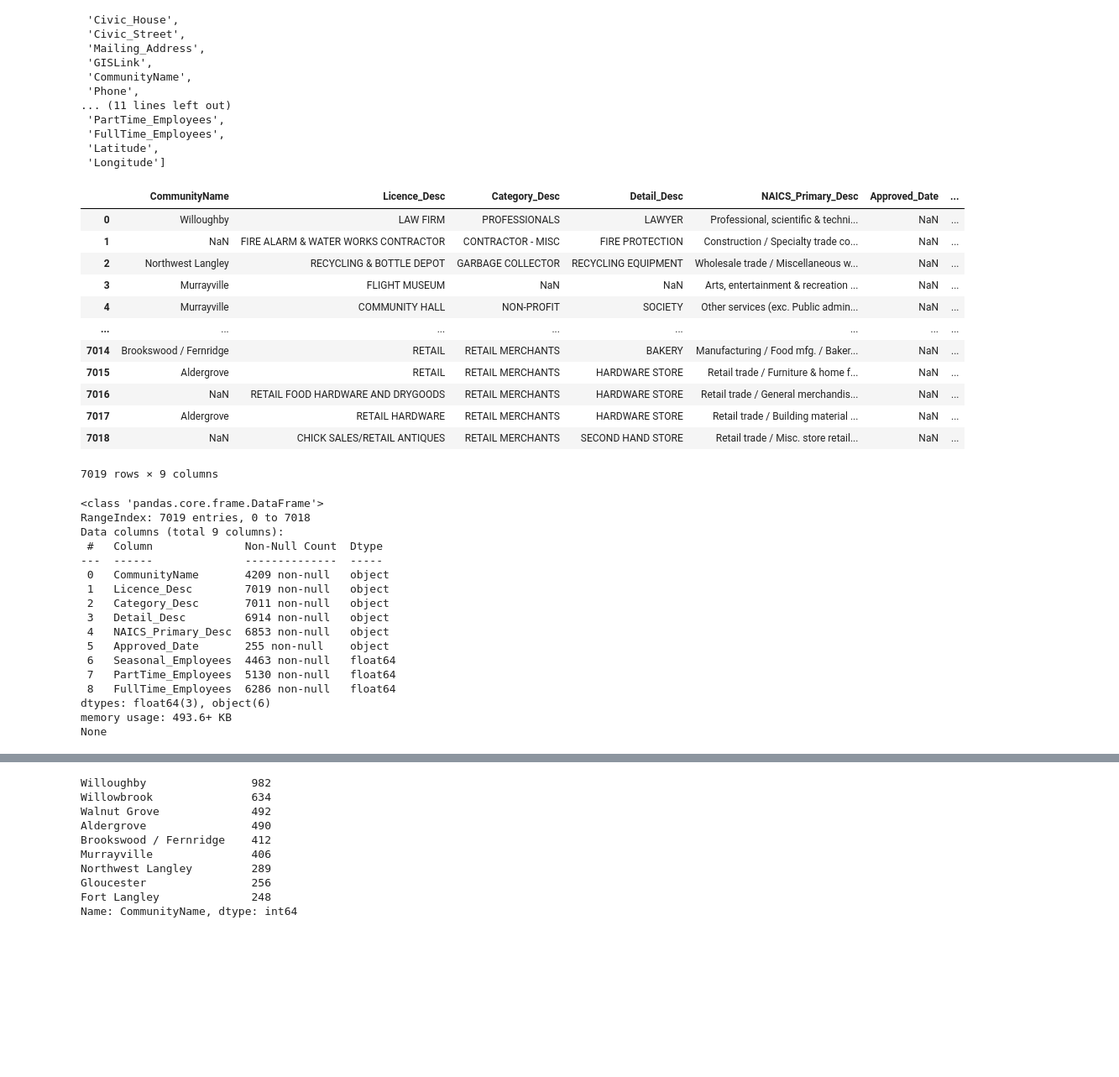
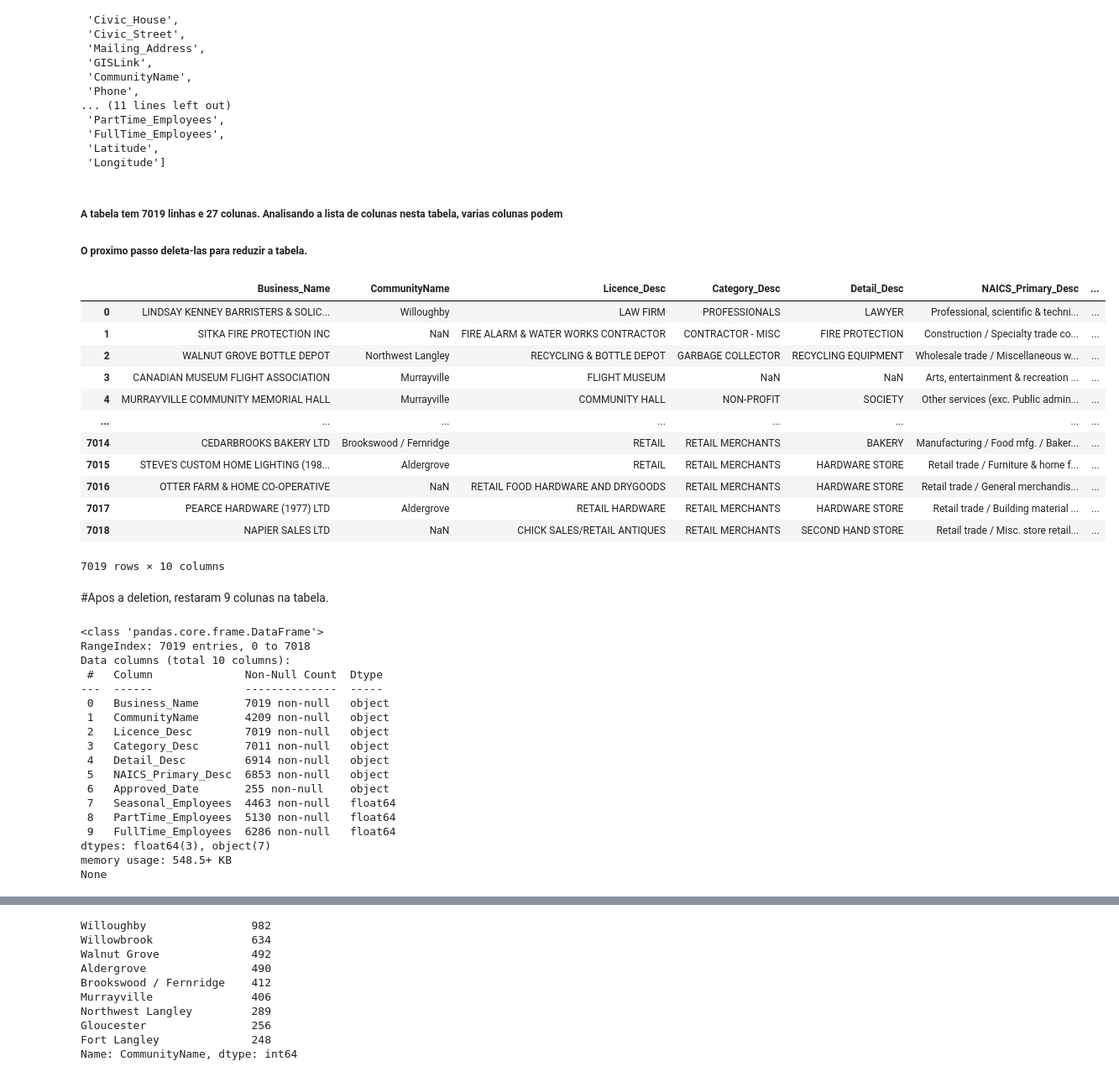
Before and after one commit to Keylla-Rodrigues/Data-analysis, a Jupyter notebook: Data-analysis.ipynb, the cells around one changed output, grey strips where cells are left out. Shown at 84% size. Cells and saved outputs as stored; diff of their text form; code cells hidden in the pictures; blank space fills up the shorter version.

```diff
--- a/Data-analysis.ipynb
+++ b/Data-analysis.ipynb
@@ -68,19 +66,22 @@ list(df.columns)
+# %% [markdown]
+##### A tabela tem 7019 linhas e 27 colunas. Analisando a lista de colunas nesta tabela, varias colunas podem
+##### O proximo passo deleta-las para reduzir a tabela.
 # %%
 # Deletar as colunas q nao necessarias
 
-df = df.drop(["X", "Y", "FID", "PropertyNumber","Business_Name","Civic_Unit", "Civic_House", "Civic_Street", "Mailing_Address","Detail", "GISLink", "Phone", "NAICS_Primary","Category","Permitted_Use", "Permitted_Use_Desc", "Latitude", "Longitude"], axis = 1)
+df = df.drop(["X", "Y", "FID", "PropertyNumber","Civic_Unit", "Civic_House", "Civic_Street", "Mailing_Address","Detail", "GISLink", "Phone", "NAICS_Primary","Category","Permitted_Use", "Permitted_Use_Desc", "Latitude", "Longitude"], axis = 1)
 display(df)
 # %% [output]
-|  | CommunityName | Licence_Desc | Category_Desc | Detail_Desc | NAICS_Primary_Desc | Approved_Date | ... |
-| 0 | Willoughby | LAW FIRM | PROFESSIONALS | LAWYER | Professional, scientific & techni... | NaN | ... |
-| 1 | NaN | FIRE ALARM & WATER WORKS CONTRACTOR | CONTRACTOR - MISC | FIRE PROTECTION | Construction / Specialty trade co... | NaN | ... |
-| 2 | Northwest Langley | RECYCLING & BOTTLE DEPOT | GARBAGE COLLECTOR | RECYCLING EQUIPMENT | Wholesale trade / Miscellaneous w... | NaN | ... |
-| 3 | Murrayville | FLIGHT MUSEUM | NaN | NaN | Arts, entertainment & recreation ... | NaN | ... |
-| 4 | Murrayville | COMMUNITY HALL | NON-PROFIT | SOCIETY | Other services (exc. Public admin... | NaN | ... |
+|  | Business_Name | CommunityName | Licence_Desc | Category_Desc | Detail_Desc | NAICS_Primary_Desc | ... |
+| 0 | LINDSAY KENNEY BARRISTERS & SOLIC... | Willoughby | LAW FIRM | PROFESSIONALS | LAWYER | Professional, scientific & techni... | ... |
+| 1 | SITKA FIRE PROTECTION INC | NaN | FIRE ALARM & WATER WORKS CONTRACTOR | CONTRACTOR - MISC | FIRE PROTECTION | Construction / Specialty trade co... | ... |
+| 2 | WALNUT GROVE BOTTLE DEPOT | Northwest Langley | RECYCLING & BOTTLE DEPOT | GARBAGE COLLECTOR | RECYCLING EQUIPMENT | Wholesale trade / Miscellaneous w... | ... |
+| 3 | CANADIAN MUSEUM FLIGHT ASSOCIATION | Murrayville | FLIGHT MUSEUM | NaN | NaN | Arts, entertainment & recreation ... | ... |
+| 4 | MURRAYVILLE COMMUNITY MEMORIAL HALL | Murrayville | COMMUNITY HALL | NON-PROFIT | SOCIETY | Other services (exc. Public admin... | ... |
 | ... | ... | ... | ... | ... | ... | ... | ... |
-| 7014 | Brookswood / Fernridge | RETAIL | RETAIL MERCHANTS | BAKERY | Manufacturing / Food mfg. / Baker... | NaN | ... |
-| 7015 | Aldergrove | RETAIL | RETAIL MERCHANTS | HARDWARE STORE | Retail trade / Furniture & home f... | NaN | ... |
-| 7016 | NaN | RETAIL FOOD HARDWARE AND DRYGOODS | RETAIL MERCHANTS | HARDWARE STORE | Retail trade / General merchandis... | NaN | ... |
-| 7017 | Aldergrove | RETAIL HARDWARE | RETAIL MERCHANTS | HARDWARE STORE | Retail trade / Building material ... | NaN | ... |
-| 7018 | NaN | CHICK SALES/RETAIL ANTIQUES | RETAIL MERCHANTS | SECOND HAND STORE | Retail trade / Misc. store retail... | NaN | ... |
+| 7014 | CEDARBROOKS BAKERY LTD | Brookswood / Fernridge | RETAIL | RETAIL MERCHANTS | BAKERY | Manufacturing / Food mfg. / Baker... | ... |
+| 7015 | STEVE'S CUSTOM HOME LIGHTING (198... | Aldergrove | RETAIL | RETAIL MERCHANTS | HARDWARE STORE | Retail trade / Furniture & home f... | ... |
+| 7016 | OTTER FARM & HOME CO-OPERATIVE | NaN | RETAIL FOOD HARDWARE AND DRYGOODS | RETAIL MERCHANTS | HARDWARE STORE | Retail trade / General merchandis... | ... |
+| 7017 | PEARCE HARDWARE (1977) LTD | Aldergrove | RETAIL HARDWARE | RETAIL MERCHANTS | HARDWARE STORE | Retail trade / Building material ... | ... |
+| 7018 | NAPIER SALES LTD | NaN | CHICK SALES/RETAIL ANTIQUES | RETAIL MERCHANTS | SECOND HAND STORE | Retail trade / Misc. store retail... | ... |
-7019 rows × 9 columns
+7019 rows × 10 columns
@@ -89,3 +88,5 @@ display(df)
+# %% [markdown]
+#Apos a deletion, restaram 9 colunas na tabela.
 # %%
 # info          # forma de verificar celulas vazias - imprimira um resumo de qtos valores nao nulos estao na tabela
                 # essa forma tem que contar o complementar para saber qtas estao vazias. Ai entra a outra forma df.isna
@@ -94,18 +95,19 @@ print(df.info())
 # %% [output]
 <class 'pandas.core.frame.DataFrame'>
 RangeIndex: 7019 entries, 0 to 7018
-Data columns (total 9 columns):
+Data columns (total 10 columns):
  #   Column              Non-Null Count  Dtype
 ---  ------              --------------  -----
- 0   CommunityName       4209 non-null   object
- 1   Licence_Desc        7019 non-null   object
- 2   Category_Desc       7011 non-null   object
- 3   Detail_Desc         6914 non-null   object
- 4   NAICS_Primary_Desc  6853 non-null   object
- 5   Approved_Date       255 non-null    object
- 6   Seasonal_Employees  4463 non-null   float64
- 7   PartTime_Employees  5130 non-null   float64
- 8   FullTime_Employees  6286 non-null   float64
-dtypes: float64(3), object(6)
-memory usage: 493.6+ KB
+ 0   Business_Name       7019 non-null   object
+ 1   CommunityName       4209 non-null   object
+ 2   Licence_Desc        7019 non-null   object
+ 3   Category_Desc       7011 non-null   object
+ 4   Detail_Desc         6914 non-null   object
+ 5   NAICS_Primary_Desc  6853 non-null   object
+ 6   Approved_Date       255 non-null    object
+ 7   Seasonal_Employees  4463 non-null   float64
+ 8   PartTime_Employees  5130 non-null   float64
+ 9   FullTime_Employees  6286 non-null   float64
+dtypes: float64(3), object(7)
+memory usage: 548.5+ KB
 None
```
Also changed, not shown: parts of 22 cells of this notebook.
